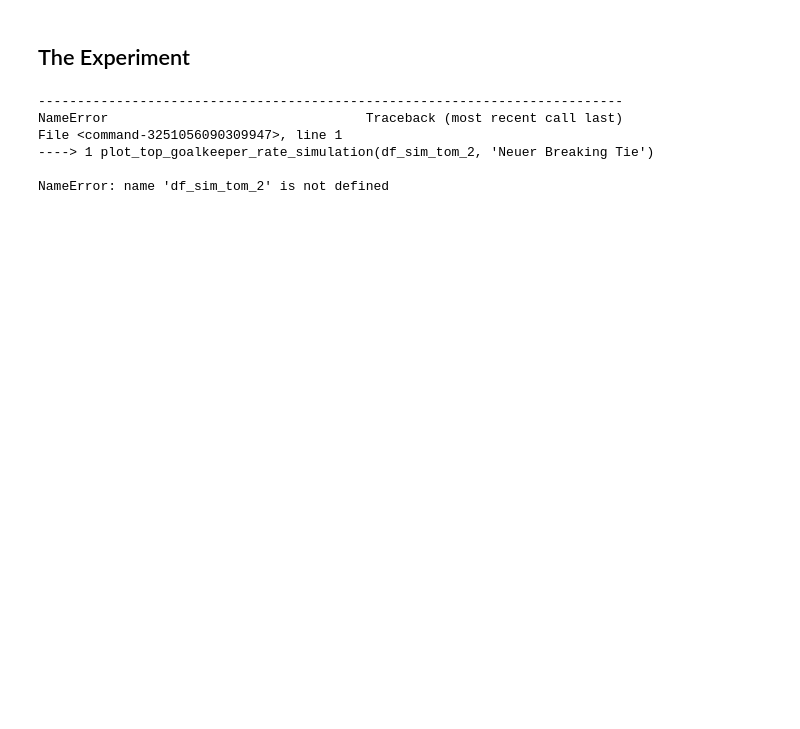
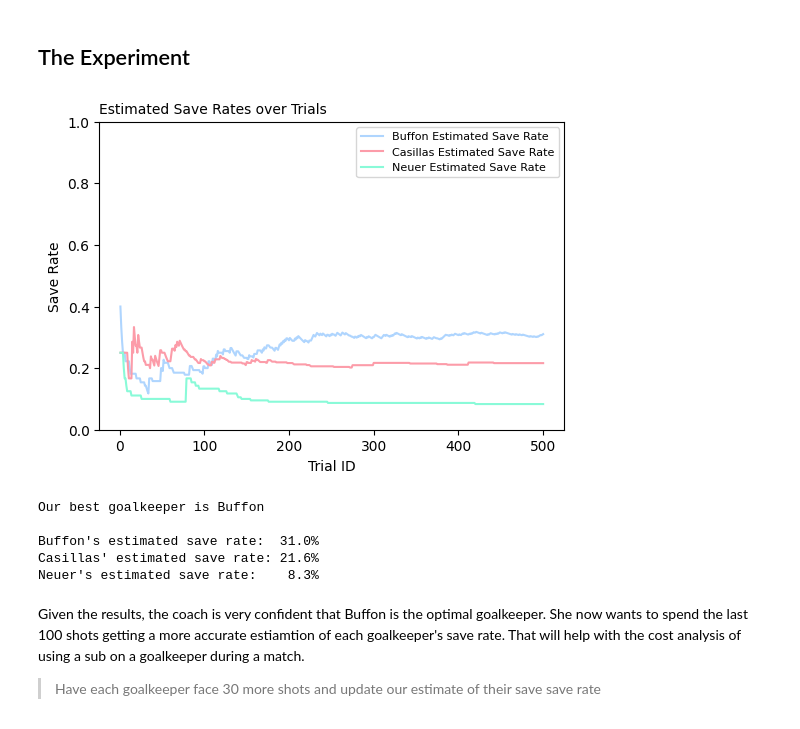
Before and after one commit to rgbuckley/goalkeeper_ab_test, a Jupyter notebook: bandit.ipynb, the cells around one changed output. Drawn from its saved outputs; the diff is of its cells as text; code cells hidden in the pictures; blank space fills up the shorter version.

Commit message:
final experiment

```diff
--- a/bandit.ipynb
+++ b/bandit.ipynb
@@ -1909,12 +1928,40 @@ plt.show()
 # %% [markdown]
 ## The Experiment
-# %%
-random_numbers = 0.15 + np.random.rand(3) * 0.2
-random_numbers
-# %% [output]
----------------------------------------------------------------------------
-NameError                                 Traceback (most recent call last)
-File <command-3251056090309947>, line 1
-----> 1 plot_top_goalkeeper_rate_simulation(df_sim_tom_2, 'Neuer Breaking Tie')
-
-NameError: name 'df_sim_tom_2' is not defined
+# %%
+#set up the experiment
+num_trials = 500 #we will run this for 500 trials
+np.random.seed(123) #set seed for reproducibility
+gk_save_rates = (0.15 + np.random.rand(3) * 0.2).tolist() #save the true save rates for each goalkeeper. True save rates must be between .15 and .35
+gk_names = ['Buffon', 'Casillas', 'Neuer']
+# %%
+#run the real experiment
+df_real_exp = experiment_tom(num_trials, gk_save_rates, gk_names)
+# %%
+def plot_p_est_real(df):
+    """
+    Given a dataframe output from a single experiment, plot the estimated save rates for each goalkeeper over time
+    """
+
+    fig, ax = plt.subplots(figsize=(6, 4))
+
+    #plot target and actual exploit rates
+    ax.plot(df["trial_id"], df["Buffon_est_p"], label='Buffon Estimated Save Rate', color=blue_shade)
+
+    ax.plot(df["trial_id"], df["Casillas_est_p"], label='Casillas Estimated Save Rate', color=red_shade)
+
+    ax.plot(df["trial_id"], df["Neuer_est_p"], label='Neuer Estimated Save Rate', color=teal_shade)
+
+    #y should be betwee 0 and 1
+    ax.set_ylim(0, 1)
+
+    #labels
+    ax.set_xlabel('Trial ID')
+    ax.set_ylabel('Save Rate')
+    ax.set_title('Estimated Save Rates over Trials', fontsize=10, loc='left')
+    ax.legend(fontsize=8)
+
+    plt.show()
+# %%
+plot_p_est_real(df_real_exp)
+# %% [output]
+[figure, added]
@@ -1920,0 +1973,16 @@ NameError: name 'df_sim_tom_2' is not defined
+# %%
+print(f'Our best goalkeeper is {selected_gk}')
+print()
+print(f'Buffon\'s estimated save rate:  {100*Buffon_est_p:.1f}%')
+print(f'Casillas\' estimated save rate: {100*Casillas_est_p:.1f}%')
+print(f'Neuer\'s estimated save rate:    {100*Neuer_est_p:.1f}%')
+# %% [output]
+Our best goalkeeper is Buffon
+
+Buffon's estimated save rate:  31.0%
+Casillas' estimated save rate: 21.6%
+Neuer's estimated save rate:    8.3%
+# %% [markdown]
+Given the results, the coach is very confident that Buffon is the optimal goalkeeper. She now wants to spend the last 100 shots getting a more accurate estiamtion of each goalkeeper's save rate. That will help with the cost analysis of using a sub on a goalkeeper during a match.
+
+> Have each goalkeeper face 30 more shots and update our estimate of their save save rate
```
Also changed, not shown: parts of 10 cells of this notebook, 1 other file.
